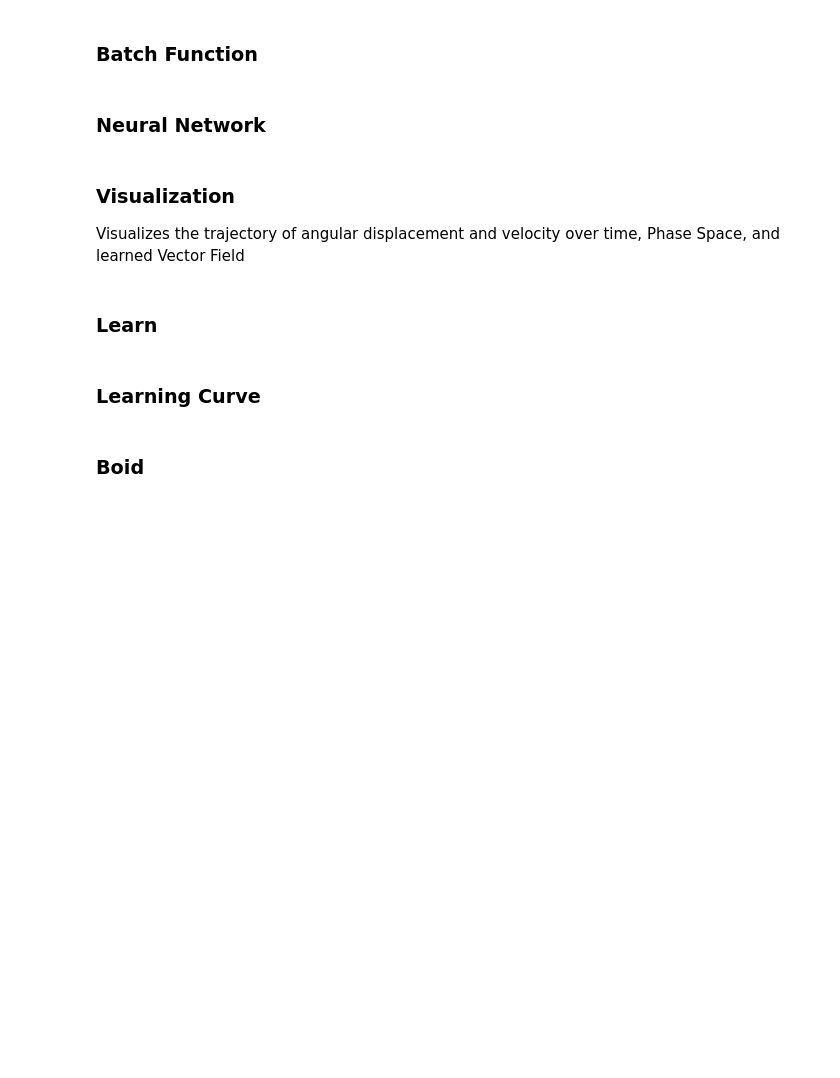
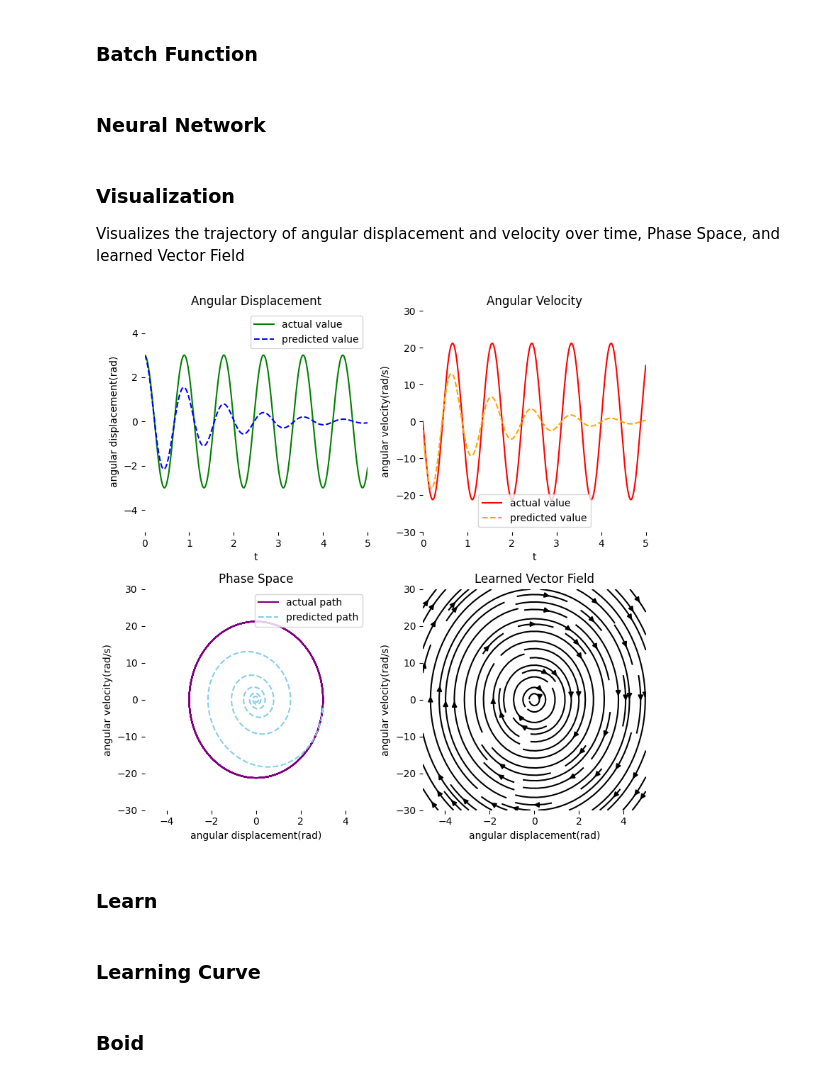
Before and after one commit to dduicoder/Neural_ODE, a Jupyter notebook: Neural_ODE.ipynb, the cells around one changed output. Cells and saved outputs as stored; diff of their text form; code cells hidden in the pictures; blank space fills up the shorter version.

```diff
--- a/Neural_ODE.ipynb
+++ b/Neural_ODE.ipynb
@@ -188,47 +196,49 @@ def visualize(true_y, pred_y, odefunc, itr):
     phase_space.plot(pred_y.cpu().numpy()[:, 0, 0], pred_y.cpu().numpy()[:, 0, 1], color='skyblue', linestyle='--', label='predicted path')
     phase_space.set_xlim(-max_angular_displacement, max_angular_displacement)
     phase_space.set_ylim(-max_angular_velocity, max_angular_velocity)
     phase_space.legend(loc="best")
 
     vector_field.cla()
     vector_field.set_title('Learned Vector Field')
     vector_field.set_xlabel('angular displacement(rad)')
     vector_field.set_ylabel('angular velocity(rad/s)')
 
     y, x = np.mgrid[-max_angular_velocity:max_angular_velocity:complex(vector_points),
                     -max_angular_displacement:max_angular_displacement:complex(vector_points)]
     velocity = odefunc(0, torch.Tensor(np.stack([x, y], -1).reshape(vector_points * vector_points, 2)).to(device)).cpu().detach().numpy()
     mag = np.sqrt(velocity[:, 0]**2 + velocity[:, 1]**2).reshape(-1, 1)
     velocity = (velocity / mag)
     velocity = velocity.reshape(vector_points, vector_points, 2)
 
     vector_field.streamplot(x, y, velocity[:, :, 0], velocity[:, :, 1], color="black")
     vector_field.set_xlim(-max_angular_displacement, max_angular_displacement)
     vector_field.set_ylim(-max_angular_velocity, max_angular_velocity)
 
     fig.tight_layout()
     plt.savefig('png/{:03d}.png'.format(itr))
     # plt.draw()
     # plt.pause(0.001)
 
-# class TargetFunction(nn.Module):
-#     def __init__(self, omega_x, omega_y):
-#         super().__init__()
-#         # Define the matrix that represents elliptic motion in the x, y plane
-#         self.elliptic_matrix = torch.tensor([[0, -omega_y], [omega_x, 0]]).to(device)
+class TargetFunction(nn.Module):
+    def __init__(self, omega_x, omega_y):
+        super().__init__()
+        # Define the matrix that represents elliptic motion in the x, y plane
+        self.elliptic_matrix = torch.tensor([[0, -omega_y], [omega_x, 0]]).to(device)
 
-#     def forward(self, t, x):
-#         # Elliptical motion in the x, y plane
-#         return torch.mm(x, self.elliptic_matrix)
+    def forward(self, t, x):
+        # Elliptical motion in the x, y plane
+        return torch.mm(x, self.elliptic_matrix)
 
-# # Example angular velocities for x and y axes
-# omega_x = 0.2  # Angular velocity in the x-direction
-# omega_y = 10  # Angular velocity in the y-direction (different to create ellipse)
+# Example angular velocities for x and y axes
+omega_x = 0.2  # Angular velocity in the x-direction
+omega_y = 10  # Angular velocity in the y-direction (different to create ellipse)
 
-# # Create the TargetFunction instance for elliptic motion
-# elliptic_function = TargetFunction(omega_x, omega_y).to(device)
+# Create the TargetFunction instance for elliptic motion
+elliptic_function = TargetFunction(omega_x, omega_y).to(device)
 
-# visualize(perfect_data, simulation_data, elliptic_function, 1)
+visualize(perfect_data, simulation_data, elliptic_function, 1)
+# %% [output]
+[figure, added]
 # %% [markdown]
 ### Learn
 # %%
```
Also changed, not shown: parts of 2 cells of this notebook, 3 other files.
